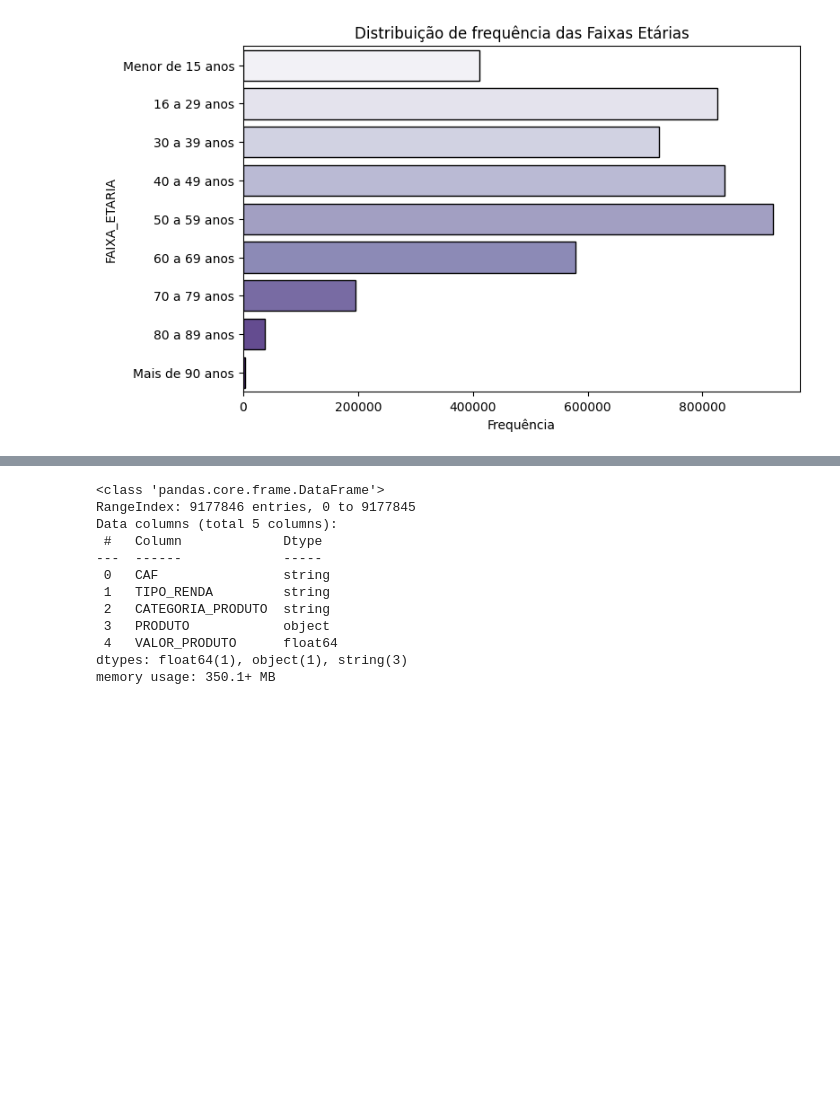
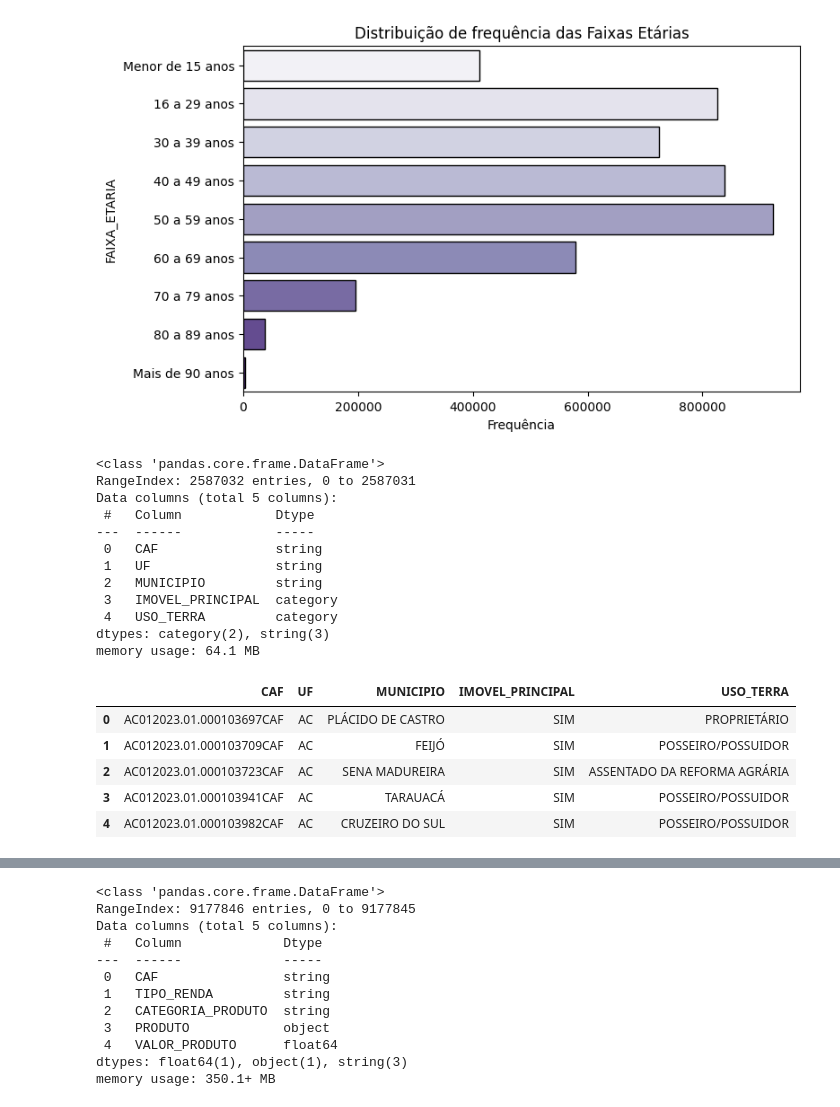
Before and after one commit to Luisamfer/Ativ_Est_Desc, a Jupyter notebook: Estat_desc.ipynb, the cells around one changed output, grey strips where cells are left out. Cells and saved outputs as stored; diff of their text form; code cells hidden in the pictures; blank space fills up the shorter version.

```diff
--- a/Estat_desc.ipynb
+++ b/Estat_desc.ipynb
@@ -240,3 +236,28 @@ df_area.describe()
+# %%
+# Verificando se os dados foram importados corretamente (quantidade e formatos)
+df_area.info()
+
+#Verificando as informções importadas
+df_area.head()
+# %% [output]
+<class 'pandas.core.frame.DataFrame'>
+RangeIndex: 2587032 entries, 0 to 2587031
+Data columns (total 5 columns):
+ #   Column            Dtype
+---  ------            -----
+ 0   CAF               string
+ 1   UF                string
+ 2   MUNICIPIO         string
+ 3   IMOVEL_PRINCIPAL  category
+ 4   USO_TERRA         category
+dtypes: category(2), string(3)
+memory usage: 64.1 MB
+|  | CAF | UF | MUNICIPIO | IMOVEL_PRINCIPAL | USO_TERRA |
+| 0 | AC012023.01.000103697CAF | AC | PLÁCIDO DE CASTRO | SIM | PROPRIETÁRIO |
+| 1 | AC012023.01.000103709CAF | AC | FEIJÓ | SIM | POSSEIRO/POSSUIDOR |
+| 2 | AC012023.01.000103723CAF | AC | SENA MADUREIRA | SIM | ASSENTADO DA REFORMA AGRÁRIA |
+| 3 | AC012023.01.000103941CAF | AC | TARAUACÁ | SIM | POSSEIRO/POSSUIDOR |
+| 4 | AC012023.01.000103982CAF | AC | CRUZEIRO DO SUL | SIM | POSSEIRO/POSSUIDOR |
 # %%
 # Transformando a variável UF → Região
 uf_para_regiao = {
```
Also changed, not shown: parts of 10 cells of this notebook.
